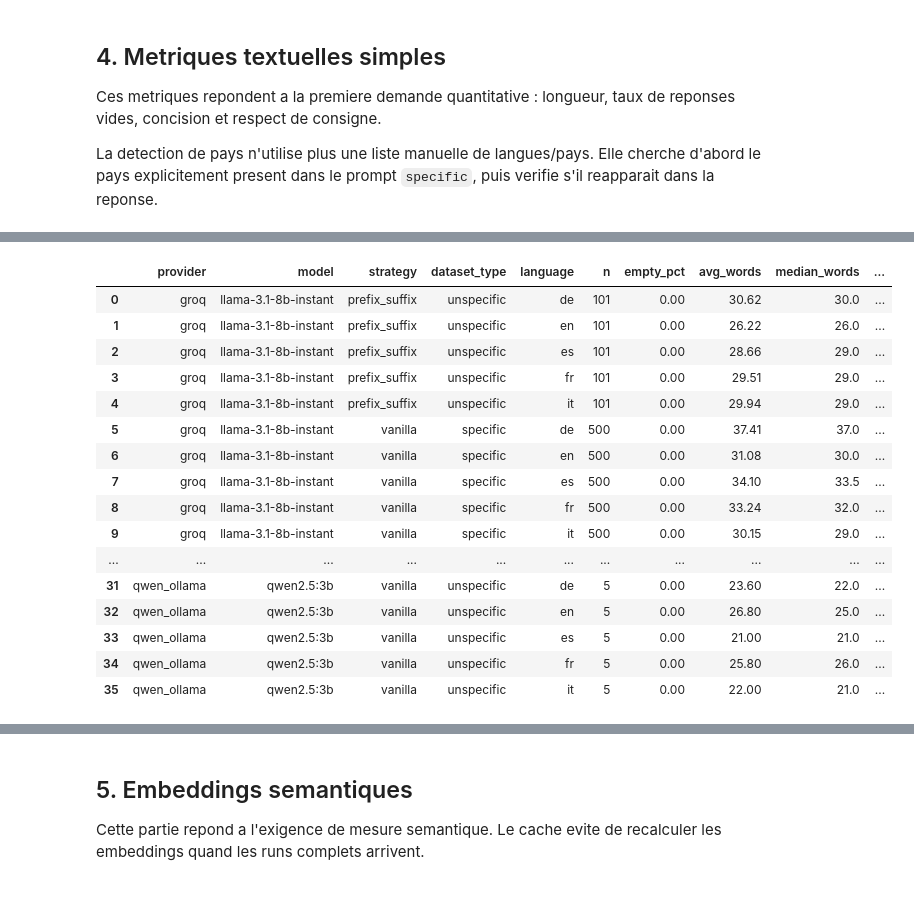
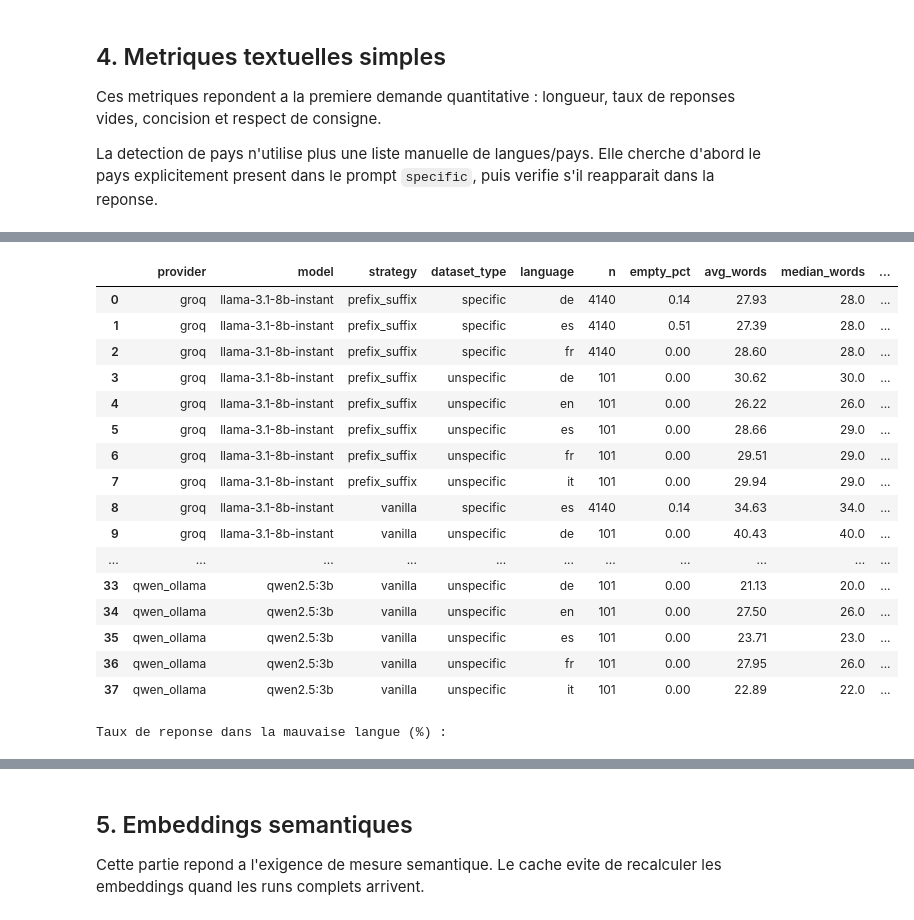
Before and after one commit to BaudrandPaulAlexandre/App-multi-LLM, a Jupyter notebook: notebooks/analyse_lot_d_final.ipynb, the cells around one changed output, grey strips where cells are left out. Drawn from its saved outputs; the diff is of its cells as text; code cells hidden in the pictures.

```diff
--- a/notebooks/analyse_lot_d_final.ipynb
+++ b/notebooks/analyse_lot_d_final.ipynb
@@ -110,6 +106,18 @@ OUTPUT_RE = re.compile(r"^(?P<lang>[a-z]{2})_(?P<dataset>specific|unspecific)_ou
 def read_json(path):
     try:
         return json.loads(path.read_text(encoding="utf-8"))
+    except Exception:
+        return {}
+
+
+def read_yaml_config(path):
+    """Lit config_snapshot.yaml (sauvegarde par le pipeline) en fallback.
+    Utile quand run_metadata.json est absent (run interrompu : quota, timeout)."""
+    if not path.exists():
+        return {}
+    try:
+        import yaml
+        return yaml.safe_load(path.read_text(encoding="utf-8")) or {}
     except Exception:
         return {}
 
@@ -130,6 +138,8 @@ def normalize_strategy(value, run_name):
         return "tuned"
     if raw in {"rewrite", "rewriting", "reformulation"} or "rewrite" in name:
         return "rewrite"
+    if raw in {"prefix_suffix", "prefix", "suffix"} or "prefix" in name or "suffix" in name:
+        return "prefix_suffix"
     if raw in {"system_prompt", "prompting"} or "system" in name:
         return "system_prompt"
     return raw or "unknown"
@@ -157,11 +167,18 @@ def build_run_catalog(runs_dir=RUNS_DIR):
 
     for run_dir in sorted(path for path in runs_dir.iterdir() if path.is_dir()):
         metadata = read_json(run_dir / "run_metadata.json")
+        # Fallback config_snapshot.yaml si metadata absent/incomplet (run interrompu).
+        config = read_yaml_config(run_dir / "config_snapshot.yaml")
         run_name = run_dir.name
-        run_id = metadata.get("run_id") or run_name
+        run_id = metadata.get("run_id") or config.get("run_id") or run_name
         provider = infer_provider(metadata, run_name)
-        model = metadata.get("model") or metadata.get("model_name") or "unknown"
-        strategy = normalize_strategy(metadata.get("strategy"), run_name)
+        if provider == "unknown":
+            provider = infer_provider(config, run_name)
+        model = (metadata.get("model") or metadata.get("model_name")
+                 or config.get("model") or "unknown")
+        strategy_raw = (metadata.get("strategy")
+                        or (config.get("prompting") or {}).get("strategy"))
+        strategy = normalize_strategy(strategy_raw, run_name)
         output_files = {}
 
         for file_path in run_dir.glob("*_output.jsonl"):
@@ -464,8 +507,9 @@ def summarize_metrics(df, group_cols):
             median_words=("answer_words", "median"),
             too_long_pct=("too_long", lambda values: values.mean() * 100),
             mentions_country_pct=("mentions_context_country", lambda values: values.mean() * 100),
-            vague_pct=("is_vague", lambda values: values.mean() * 100),
-            stereotype_risk_pct=("stereotype_risk", lambda values: values.mean() * 100),
+            vague_kw_pct=("vague_keyword_hit", lambda values: values.mean() * 100),
+            stereotype_kw_pct=("stereotype_keyword_hit", lambda values: values.mean() * 100),
+            lang_mismatch_pct=("lang_mismatch", lambda values: values.mean() * 100),
         )
         .round(2)
         .reset_index()
@@ -478,5 +522,14 @@ language_summary = summarize_metrics(df_all, ["provider", "model", "strategy", "
 
 display(run_summary)
 display(language_summary)
+
+# Verification dediee de la langue de reponse (exigence du sujet).
+if "lang_mismatch" in df_all.columns:
+    lang_check = (
+        df_all.groupby(["provider", "strategy", "dataset_type", "language"])["lang_mismatch"]
+        .mean().mul(100).round(1).reset_index(name="lang_mismatch_pct")
+    )
+    print("Taux de reponse dans la mauvaise langue (%) :")
+    display(lang_check)
 # %% [output]
 |  | provider | model | strategy | dataset_type | n | empty_pct | avg_words | median_words | too_long_pct | ... |
@@ -491,17 +545,18 @@ display(language_summary)
 |  | provider | model | strategy | dataset_type | language | n | empty_pct | avg_words | median_words | ... |
-| 0 | groq | llama-3.1-8b-instant | prefix_suffix | unspecific | de | 101 | 0.00 | 30.62 | 30.0 | ... |
-| 1 | groq | llama-3.1-8b-instant | prefix_suffix | unspecific | en | 101 | 0.00 | 26.22 | 26.0 | ... |
-| 2 | groq | llama-3.1-8b-instant | prefix_suffix | unspecific | es | 101 | 0.00 | 28.66 | 29.0 | ... |
-| 3 | groq | llama-3.1-8b-instant | prefix_suffix | unspecific | fr | 101 | 0.00 | 29.51 | 29.0 | ... |
-| 4 | groq | llama-3.1-8b-instant | prefix_suffix | unspecific | it | 101 | 0.00 | 29.94 | 29.0 | ... |
-| 5 | groq | llama-3.1-8b-instant | vanilla | specific | de | 500 | 0.00 | 37.41 | 37.0 | ... |
-| 6 | groq | llama-3.1-8b-instant | vanilla | specific | en | 500 | 0.00 | 31.08 | 30.0 | ... |
-| 7 | groq | llama-3.1-8b-instant | vanilla | specific | es | 500 | 0.00 | 34.10 | 33.5 | ... |
-| 8 | groq | llama-3.1-8b-instant | vanilla | specific | fr | 500 | 0.00 | 33.24 | 32.0 | ... |
-| 9 | groq | llama-3.1-8b-instant | vanilla | specific | it | 500 | 0.00 | 30.15 | 29.0 | ... |
+| 0 | groq | llama-3.1-8b-instant | prefix_suffix | specific | de | 4140 | 0.14 | 27.93 | 28.0 | ... |
+| 1 | groq | llama-3.1-8b-instant | prefix_suffix | specific | es | 4140 | 0.51 | 27.39 | 28.0 | ... |
+| 2 | groq | llama-3.1-8b-instant | prefix_suffix | specific | fr | 4140 | 0.00 | 28.60 | 28.0 | ... |
+| 3 | groq | llama-3.1-8b-instant | prefix_suffix | unspecific | de | 101 | 0.00 | 30.62 | 30.0 | ... |
+| 4 | groq | llama-3.1-8b-instant | prefix_suffix | unspecific | en | 101 | 0.00 | 26.22 | 26.0 | ... |
+| 5 | groq | llama-3.1-8b-instant | prefix_suffix | unspecific | es | 101 | 0.00 | 28.66 | 29.0 | ... |
+| 6 | groq | llama-3.1-8b-instant | prefix_suffix | unspecific | fr | 101 | 0.00 | 29.51 | 29.0 | ... |
+| 7 | groq | llama-3.1-8b-instant | prefix_suffix | unspecific | it | 101 | 0.00 | 29.94 | 29.0 | ... |
+| 8 | groq | llama-3.1-8b-instant | vanilla | specific | es | 4140 | 0.14 | 34.63 | 34.0 | ... |
+| 9 | groq | llama-3.1-8b-instant | vanilla | unspecific | de | 101 | 0.00 | 40.43 | 40.0 | ... |
 | ... | ... | ... | ... | ... | ... | ... | ... | ... | ... | ... |
-| 31 | qwen_ollama | qwen2.5:3b | vanilla | unspecific | de | 5 | 0.00 | 23.60 | 22.0 | ... |
-| 32 | qwen_ollama | qwen2.5:3b | vanilla | unspecific | en | 5 | 0.00 | 26.80 | 25.0 | ... |
-| 33 | qwen_ollama | qwen2.5:3b | vanilla | unspecific | es | 5 | 0.00 | 21.00 | 21.0 | ... |
-| 34 | qwen_ollama | qwen2.5:3b | vanilla | unspecific | fr | 5 | 0.00 | 25.80 | 26.0 | ... |
-| 35 | qwen_ollama | qwen2.5:3b | vanilla | unspecific | it | 5 | 0.00 | 22.00 | 21.0 | ... |
+| 33 | qwen_ollama | qwen2.5:3b | vanilla | unspecific | de | 101 | 0.00 | 21.13 | 20.0 | ... |
+| 34 | qwen_ollama | qwen2.5:3b | vanilla | unspecific | en | 101 | 0.00 | 27.50 | 26.0 | ... |
+| 35 | qwen_ollama | qwen2.5:3b | vanilla | unspecific | es | 101 | 0.00 | 23.71 | 23.0 | ... |
+| 36 | qwen_ollama | qwen2.5:3b | vanilla | unspecific | fr | 101 | 0.00 | 27.95 | 26.0 | ... |
+| 37 | qwen_ollama | qwen2.5:3b | vanilla | unspecific | it | 101 | 0.00 | 22.89 | 22.0 | ... |
+Taux de reponse dans la mauvaise langue (%) :
```
Also changed, not shown: parts of 19 cells of this notebook, 47 other files.
